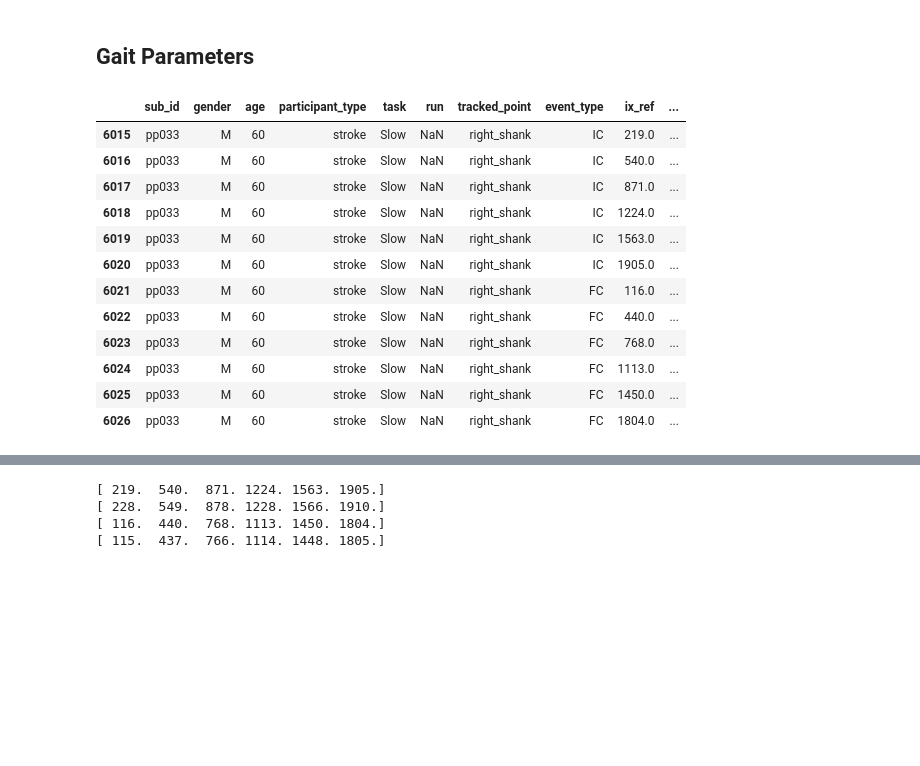
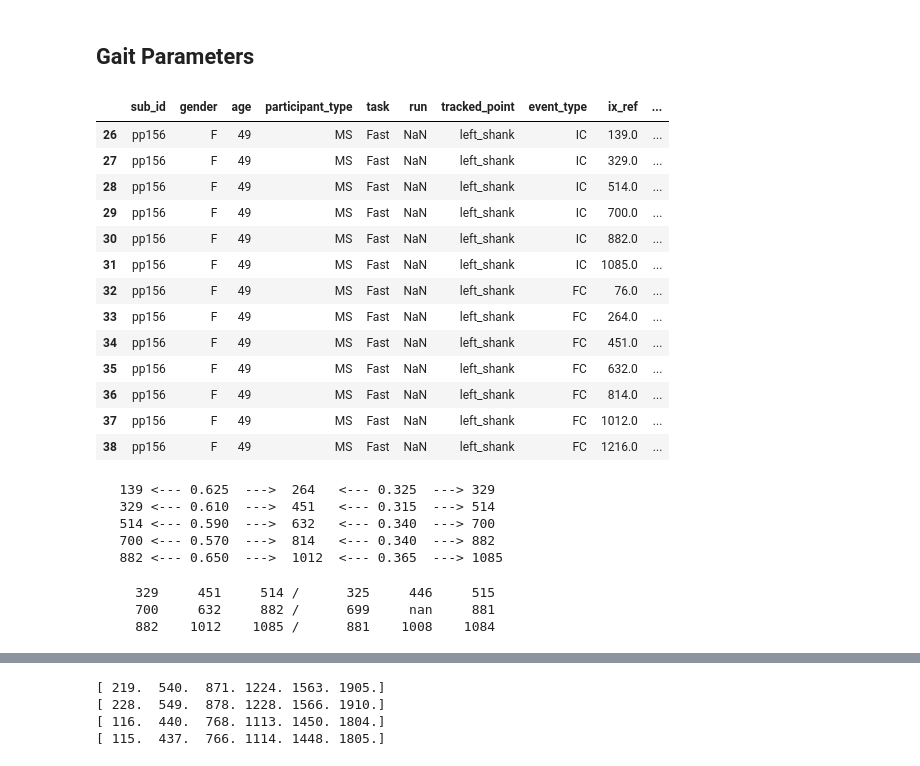
Before and after one commit to rmndrs89/my-gait-events-tcn, a Jupyter notebook: results.ipynb, the cells around one changed output, grey strips where cells are left out. Drawn from its saved outputs; the diff is of its cells as text; code cells hidden in the pictures; blank space fills up the shorter version.

```diff
--- a/results.ipynb
+++ b/results.ipynb
@@ -21,22 +125,23 @@ df.tail()
 # %% [markdown]
 ## Gait Parameters
 # %%
-for sub_id in df["sub_id"].unique():
-    for task in df["task"].unique():
-        for tracked_point in df["tracked_point"].unique():
-            df_select = df.loc[(df['sub_id']==sub_id) & (df['task']==task) & (df['tracked_point']==tracked_point)]
+sub_id = "pp156"
+task = "Fast"
+tracked_point = "left_shank"
+df_select = df.loc[(df['sub_id']==sub_id) & (df['task']==task) & (df['tracked_point']==tracked_point)]
 df_select
 # %% [output]
 |  | sub_id | gender | age | participant_type | task | run | tracked_point | event_type | ix_ref | ... |
-| 6015 | pp033 | M | 60 | stroke | Slow | NaN | right_shank | IC | 219.0 | ... |
-| 6016 | pp033 | M | 60 | stroke | Slow | NaN | right_shank | IC | 540.0 | ... |
-| 6017 | pp033 | M | 60 | stroke | Slow | NaN | right_shank | IC | 871.0 | ... |
-| 6018 | pp033 | M | 60 | stroke | Slow | NaN | right_shank | IC | 1224.0 | ... |
-| 6019 | pp033 | M | 60 | stroke | Slow | NaN | right_shank | IC | 1563.0 | ... |
-| 6020 | pp033 | M | 60 | stroke | Slow | NaN | right_shank | IC | 1905.0 | ... |
-| 6021 | pp033 | M | 60 | stroke | Slow | NaN | right_shank | FC | 116.0 | ... |
-| 6022 | pp033 | M | 60 | stroke | Slow | NaN | right_shank | FC | 440.0 | ... |
-| 6023 | pp033 | M | 60 | stroke | Slow | NaN | right_shank | FC | 768.0 | ... |
-| 6024 | pp033 | M | 60 | stroke | Slow | NaN | right_shank | FC | 1113.0 | ... |
-| 6025 | pp033 | M | 60 | stroke | Slow | NaN | right_shank | FC | 1450.0 | ... |
-| 6026 | pp033 | M | 60 | stroke | Slow | NaN | right_shank | FC | 1804.0 | ... |
+| 26 | pp156 | F | 49 | MS | Fast | NaN | left_shank | IC | 139.0 | ... |
+| 27 | pp156 | F | 49 | MS | Fast | NaN | left_shank | IC | 329.0 | ... |
+| 28 | pp156 | F | 49 | MS | Fast | NaN | left_shank | IC | 514.0 | ... |
+| 29 | pp156 | F | 49 | MS | Fast | NaN | left_shank | IC | 700.0 | ... |
+| 30 | pp156 | F | 49 | MS | Fast | NaN | left_shank | IC | 882.0 | ... |
+| 31 | pp156 | F | 49 | MS | Fast | NaN | left_shank | IC | 1085.0 | ... |
+| 32 | pp156 | F | 49 | MS | Fast | NaN | left_shank | FC | 76.0 | ... |
+| 33 | pp156 | F | 49 | MS | Fast | NaN | left_shank | FC | 264.0 | ... |
+| 34 | pp156 | F | 49 | MS | Fast | NaN | left_shank | FC | 451.0 | ... |
+| 35 | pp156 | F | 49 | MS | Fast | NaN | left_shank | FC | 632.0 | ... |
+| 36 | pp156 | F | 49 | MS | Fast | NaN | left_shank | FC | 814.0 | ... |
+| 37 | pp156 | F | 49 | MS | Fast | NaN | left_shank | FC | 1012.0 | ... |
+| 38 | pp156 | F | 49 | MS | Fast | NaN | left_shank | FC | 1216.0 | ... |
@@ -42,0 +151,32 @@ df_select
+# %%
+for i in range(len(ref_IC)-1):
+    if np.isnan(ref_IC[i]) or np.isnan(ref_IC[i+1]):
+        continue
+    j = np.argwhere(ref_FC > ref_IC[i])[:,0][0]
+    stride_time = (ref_IC[i+1] - ref_IC[i])/200
+    stance_time = (ref_FC[j] - ref_IC[i])/200
+    swing_time = (ref_IC[i+1] - ref_FC[j])/200
+    # print(f"{ref_IC[i]:>6.0f} <---{stride_time:^6.3f}---> {ref_IC[i+1]:<6.0f}")
+    print(f"{ref_IC[i]:>6.0f} <--- {stance_time:^6.3f} ---> {ref_FC[j]:^6.0f} <--- {swing_time:^6.3f} ---> {ref_IC[i+1]:<6.0f}")
+# %% [output]
+   139 <--- 0.625  --->  264   <--- 0.325  ---> 329
+   329 <--- 0.610  --->  451   <--- 0.315  ---> 514
+   514 <--- 0.590  --->  632   <--- 0.340  ---> 700
+   700 <--- 0.570  --->  814   <--- 0.340  ---> 882
+   882 <--- 0.650  --->  1012  <--- 0.365  ---> 1085
+# %%
+i = 0
+while i < len(ref_IC)-1:
+    if np.isnan(ref_IC[i]) or np.isnan(pred_IC[i]):
+        i += 1
+    if np.isnan(ref_IC[i+1]) or np.isnan(pred_IC[i+1]):
+        i += 1
+    j = np.argwhere(ref_FC > ref_IC[i])[:,0][0]
+    if np.isnan(pred_FC[j]):
+        i += 1
+    print(f"{ref_IC[i]:>8.0f}{ref_FC[j]:>8.0f}{ref_IC[i+1]:>8.0f} / {pred_IC[i]:>8.0f}{pred_FC[j]:>8.0f}{pred_IC[i+1]:>8.0f}")
+    i += 1
+# %% [output]
+     329     451     514 /      325     446     515
+     700     632     882 /      699     nan     881
+     882    1012    1085 /      881    1008    1084
```
Also changed, not shown: parts of 22 cells of this notebook, 21 other files.
